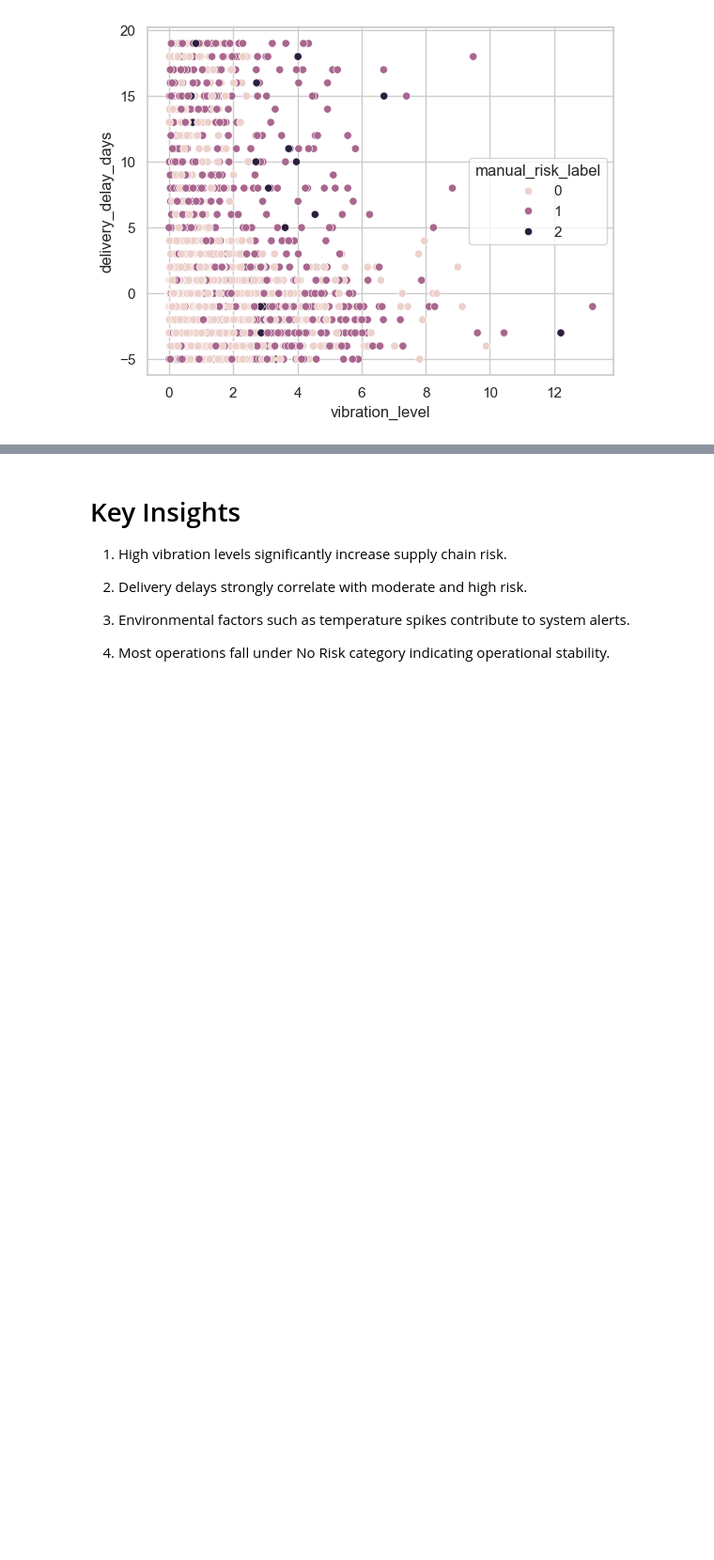
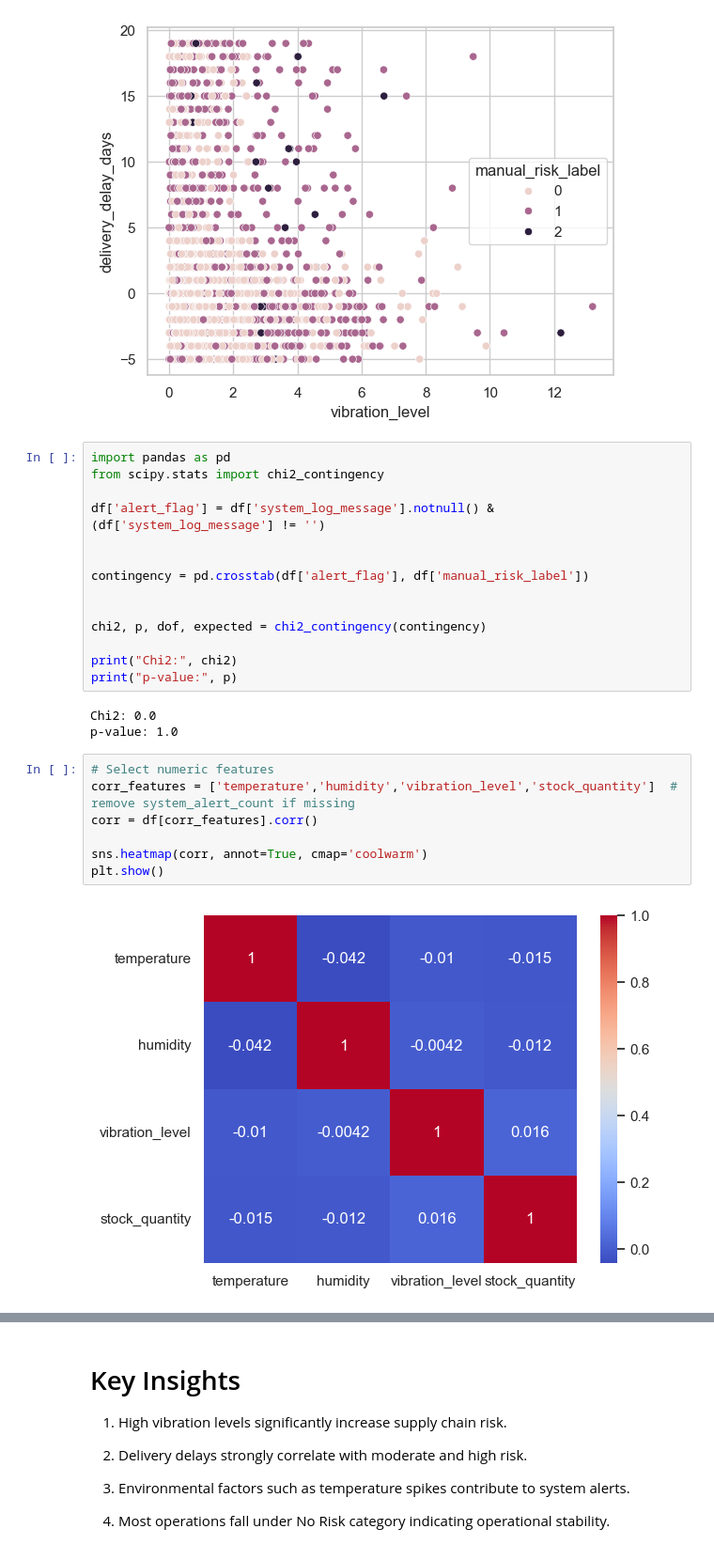
Before and after one commit to Sanjaysai456/SmartChain-AI-Powered-Supply-Chain-Risk-Detection, a Jupyter notebook: notebooks/supply_chain_eda.ipynb, the cells around one changed output, grey strips where cells are left out. Shown at 94% size. Drawn from its saved outputs; the diff is of its cells as text; blank space fills up the shorter version.

```diff
--- a/notebooks/supply_chain_eda.ipynb
+++ b/notebooks/supply_chain_eda.ipynb
@@ -198,3 +198,29 @@ sns.scatterplot(
 # %% [output]
 <Axes: xlabel='vibration_level', ylabel='delivery_delay_days'>
 [figure]
+# %%
+import pandas as pd
+from scipy.stats import chi2_contingency
+
+df['alert_flag'] = df['system_log_message'].notnull() & (df['system_log_message'] != '')
+
+
+contingency = pd.crosstab(df['alert_flag'], df['manual_risk_label'])
+
+
+chi2, p, dof, expected = chi2_contingency(contingency)
+
+print("Chi2:", chi2)
+print("p-value:", p)
+# %% [output]
+Chi2: 0.0
+p-value: 1.0
+# %%
+# Select numeric features
+corr_features = ['temperature','humidity','vibration_level','stock_quantity']  # remove system_alert_count if missing
+corr = df[corr_features].corr()
+
+sns.heatmap(corr, annot=True, cmap='coolwarm')
+plt.show()
+# %% [output]
+[figure, added]
```
Also changed, not shown: parts of 2 cells of this notebook.
